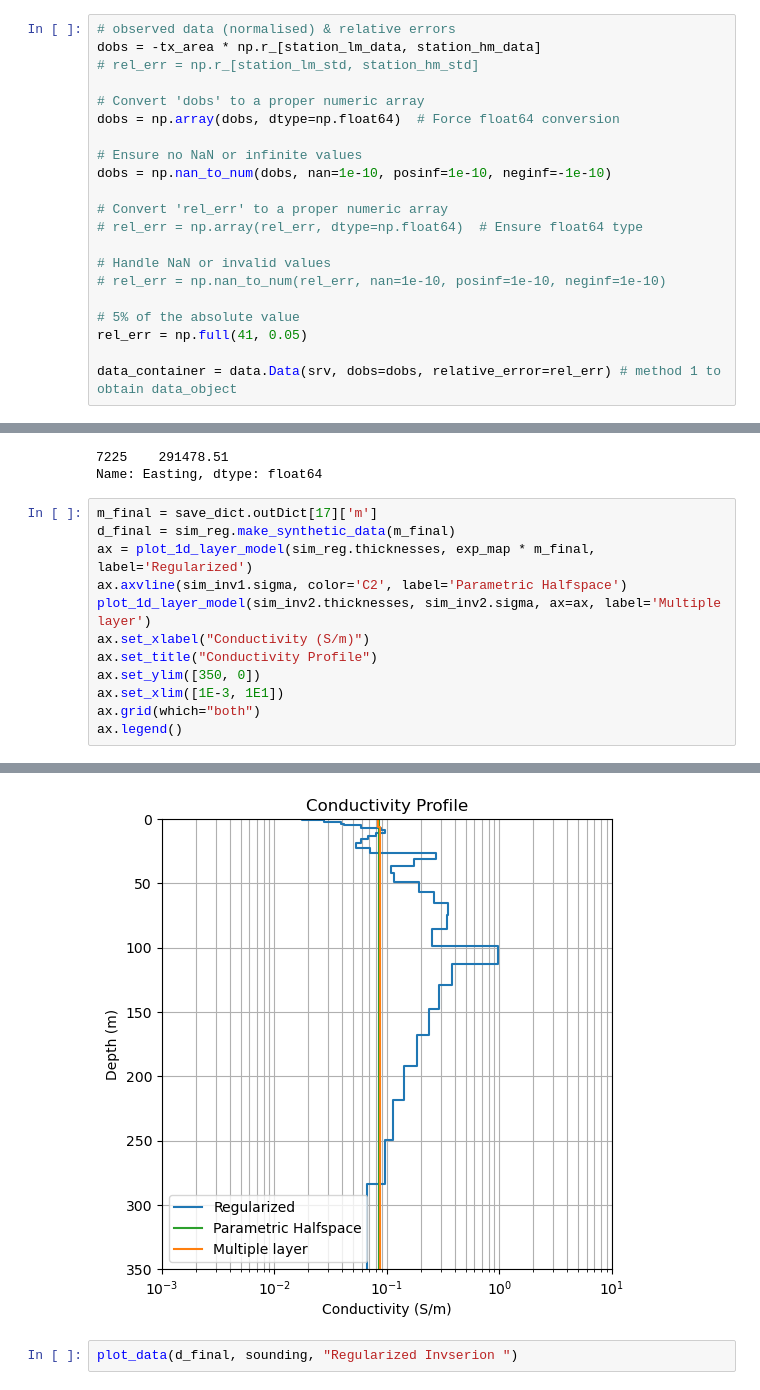
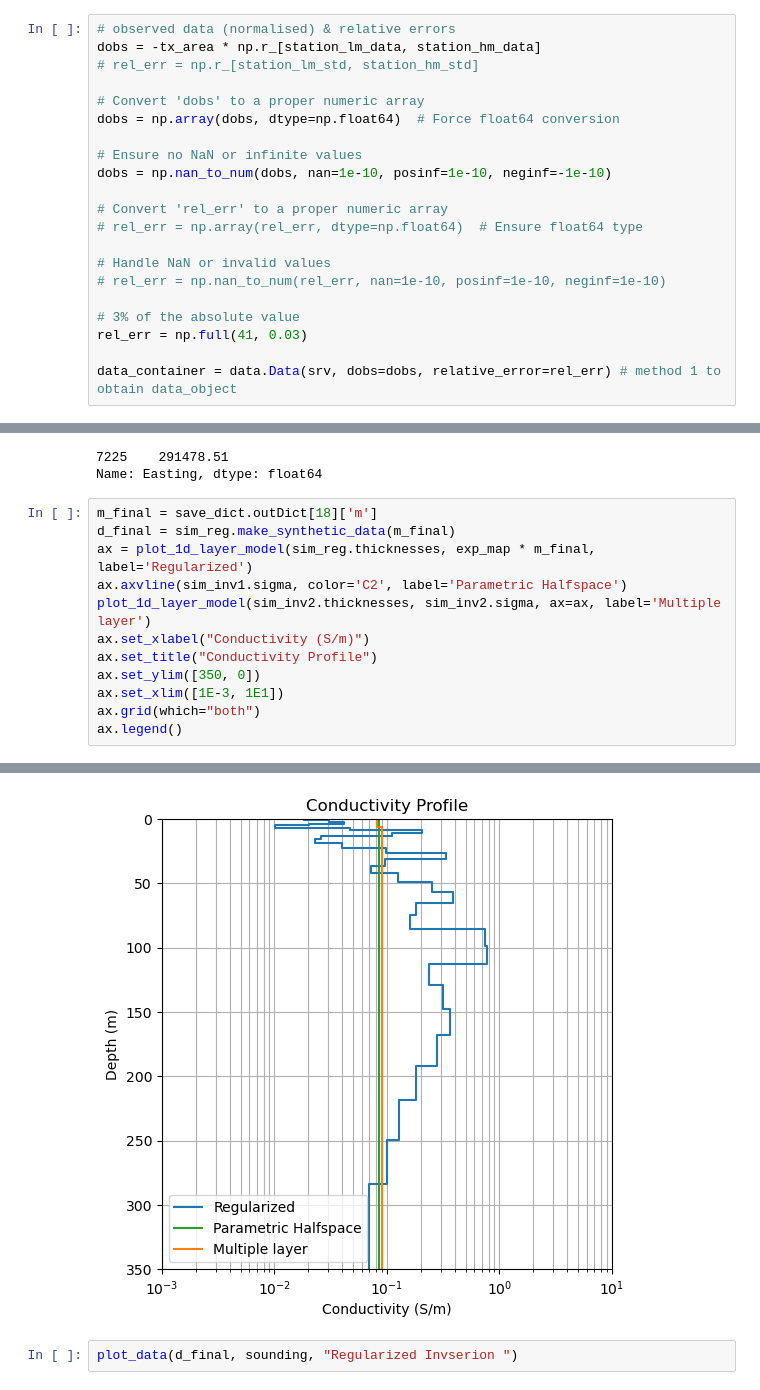
Before and after one commit to oscarshek/EOSC-556-Project, a Jupyter notebook: Notebook/AusAEM_WA-5percenterror.ipynb, the cells around one changed output, grey strips where cells are left out. Cells and saved outputs as stored; diff of their text form.

```diff
--- a/Notebook/AusAEM_WA-5percenterror.ipynb
+++ b/Notebook/AusAEM_WA-5percenterror.ipynb
@@ -308,8 +308,8 @@ dobs = np.nan_to_num(dobs, nan=1e-10, posinf=1e-10, neginf=-1e-10)
 # Handle NaN or invalid values
 # rel_err = np.nan_to_num(rel_err, nan=1e-10, posinf=1e-10, neginf=1e-10)
 
-# 5% of the absolute value
-rel_err = np.full(41, 0.05)
+# 3% of the absolute value
+rel_err = np.full(41, 0.03)
 
 data_container = data.Data(srv, dobs=dobs, relative_error=rel_err) # method 1 to obtain data_object
 # %% [markdown]
@@ -578,20 +578,20 @@ station['Easting']
 7225    291478.51
 Name: Easting, dtype: float64
 # %%
-m_final = save_dict.outDict[17]['m']
+m_final = save_dict.outDict[18]['m']
 d_final = sim_reg.make_synthetic_data(m_final)
 ax = plot_1d_layer_model(sim_reg.thicknesses, exp_map * m_final, label='Regularized')
 ax.axvline(sim_inv1.sigma, color='C2', label='Parametric Halfspace')
 plot_1d_layer_model(sim_inv2.thicknesses, sim_inv2.sigma, ax=ax, label='Multiple layer')
 ax.set_xlabel("Conductivity (S/m)")
 ax.set_title("Conductivity Profile")
 ax.set_ylim([350, 0])
 ax.set_xlim([1E-3, 1E1])
 ax.grid(which="both")
 ax.legend()
 # %% [output]
 <matplotlib.legend.Legend at 0x...>
-[figure, old version]
+[figure, new version]
 # %%
 plot_data(d_final, sounding, "Regularized Invserion ")
 # %% [output]
```
Also changed, not shown: parts of 10 cells of this notebook, 1 other file.
